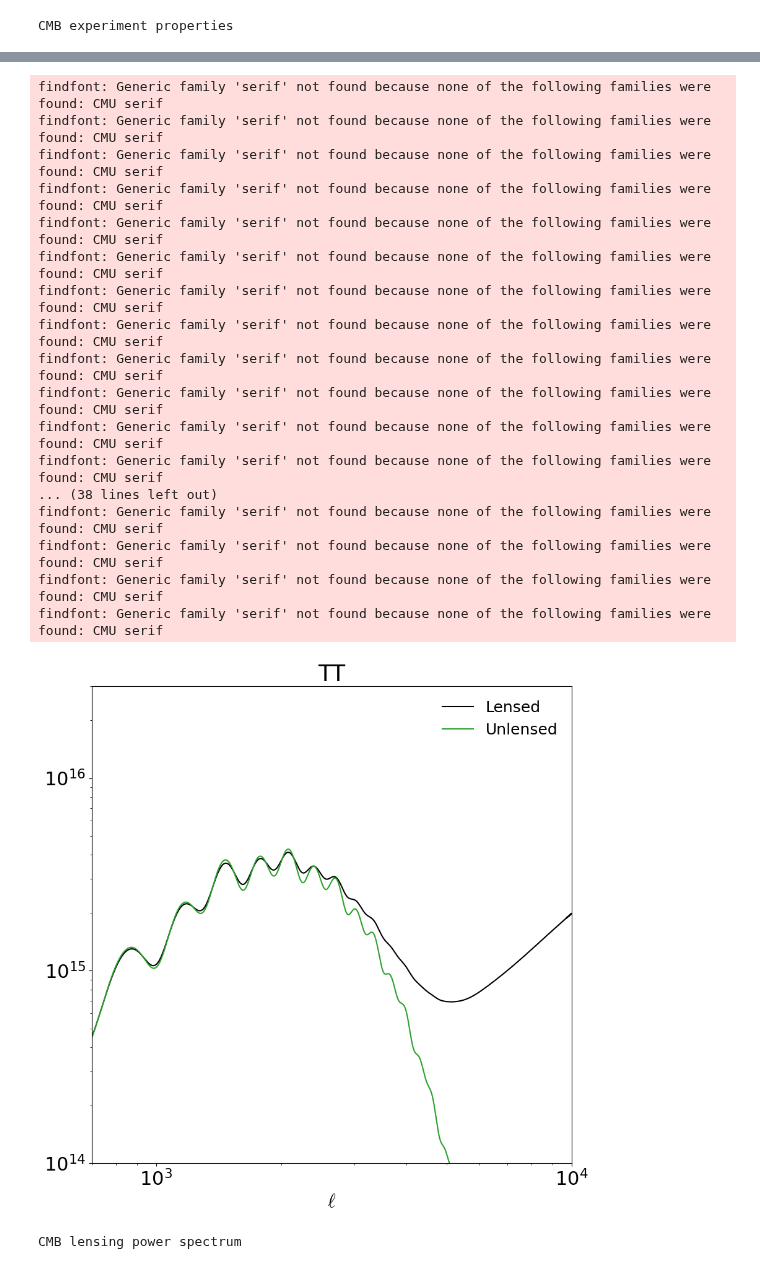
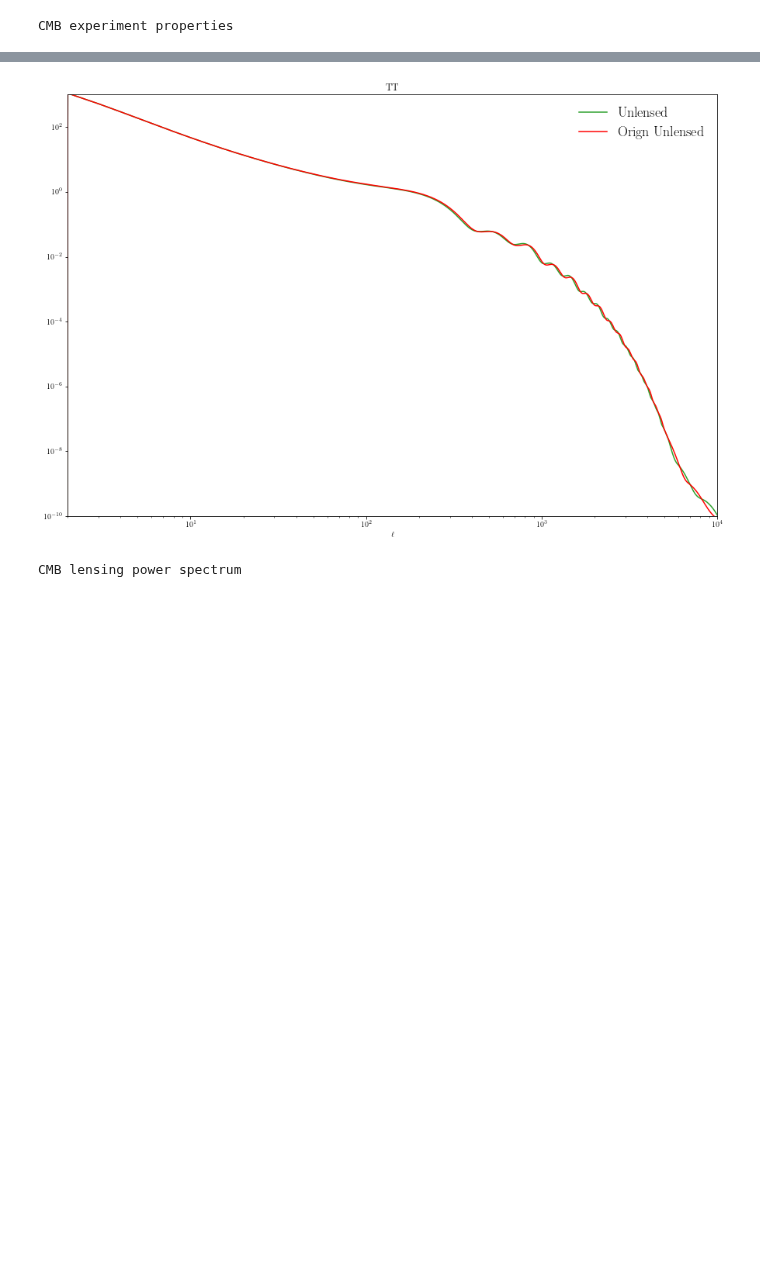
Before and after one commit to DelonShen/LensQuEst, a Jupyter notebook: dev/camb_tgradt_weights_scratch.ipynb, the cells around one changed output, grey strips where cells are left out. Saved outputs shown, nothing was run; the diff lists cells and outputs as text; code cells hidden in the pictures; blank space fills up the shorter version.

```diff
--- a/dev/camb_tgradt_weights_scratch.ipynb
+++ b/dev/camb_tgradt_weights_scratch.ipynb
@@ -73,8 +73,6 @@ print("CMB experiment properties")
 cmb = StageIVCMB(beam=1.4, noise=7., lMin=lMin, lMaxT=lMax, lMaxP=lMax, atm=False)
 # %% [output]
 CMB experiment properties
-# %%
-plt.rcParams['text.usetex'] = False
 # %%
 #plot the total lensed CMB power spectra versus unlensed, and fractional difference
 totCL=powers['total']
@@ -124,50 +105,33 @@ findfont: Generic family 'serif' not found because none of the following familie
 # %%
 #plot the total lensed CMB power spectra versus unlensed, and fractional difference
 totCL=powers['total']
 unlensedCL=powers['unlensed_scalar']
 #Python CL arrays are all zero based (starting at L=0), Note L=0,1 entries will be zero by default.
 #The different CL are always in the order TT, EE, BB, TE (with BB=0 for unlensed scalar results).
-plt.figure(figsize=(10,10))
+plt.figure(figsize=(15,10))
 ls = np.arange(totCL.shape[0])
 
 
 origTT = list(map(cmb.funlensedTT, ls))
 
 
 ls2 = np.arange(2,3501)
 # plt.plot(ls2, (c_lensed[2:3501,0])/(ls2*(ls2+1)/(2*np.pi)), color='b', label='Lensed clensed')
-plt.plot(ls,totCL[:,0]*ls**4, color='k', label='Lensed')
+# plt.plot(ls,totCL[:,0]*ls**4, color='k', label='Lensed')
 
-plt.plot(ls,unlensedCL[:,0]*ls**4, color='C2', label='Unlensed')
-# plt.plot(ls,origTT, color='r', label='Orign Unlensed')
+plt.plot(ls,unlensedCL[:,0]/(ls*(ls+1))*2*np.pi, color='C2', label='Unlensed')
+plt.plot(ls,origTT, color='r', label='Orign Unlensed')
 
 plt.title('TT')
 
-plt.xlim([700,10000])
-plt.ylim([1e14, 3e16])
+plt.xlim([2,10000])
+plt.ylim([1e-10, 1e3])
 plt.legend(frameon=False)
 plt.xlabel(r'$\ell$');
 plt.yscale('log')
 plt.xscale('log')
 # %% [output]
-findfont: Generic family 'serif' not found because none of the following families were found: CMU serif
-findfont: Generic family 'serif' not found because none of the following families were found: CMU serif
-findfont: Generic family 'serif' not found because none of the following families were found: CMU serif
-findfont: Generic family 'serif' not found because none of the following families were found: CMU serif
-findfont: Generic family 'serif' not found because none of the following families were found: CMU serif
-findfont: Generic family 'serif' not found because none of the following families were found: CMU serif
-findfont: Generic family 'serif' not found because none of the following families were found: CMU serif
-findfont: Generic family 'serif' not found because none of the following families were found: CMU serif
-findfont: Generic family 'serif' not found because none of the following families were found: CMU serif
-findfont: Generic family 'serif' not found because none of the following families were found: CMU serif
-findfont: Generic family 'serif' not found because none of the following families were found: CMU serif
-findfont: Generic family 'serif' not found because none of the following families were found: CMU serif
-... (38 lines left out)
-findfont: Generic family 'serif' not found because none of the following families were found: CMU serif
-findfont: Generic family 'serif' not found because none of the following families were found: CMU serif
-findfont: Generic family 'serif' not found because none of the following families were found: CMU serif
-findfont: Generic family 'serif' not found because none of the following families were found: CMU serif
-[figure, old version]
+[figure, new version]
 # %%
 print("CMB lensing power spectrum")
 u = UnivPlanck15()
```
Also changed, not shown: parts of 10 cells of this notebook, 22 other files.
